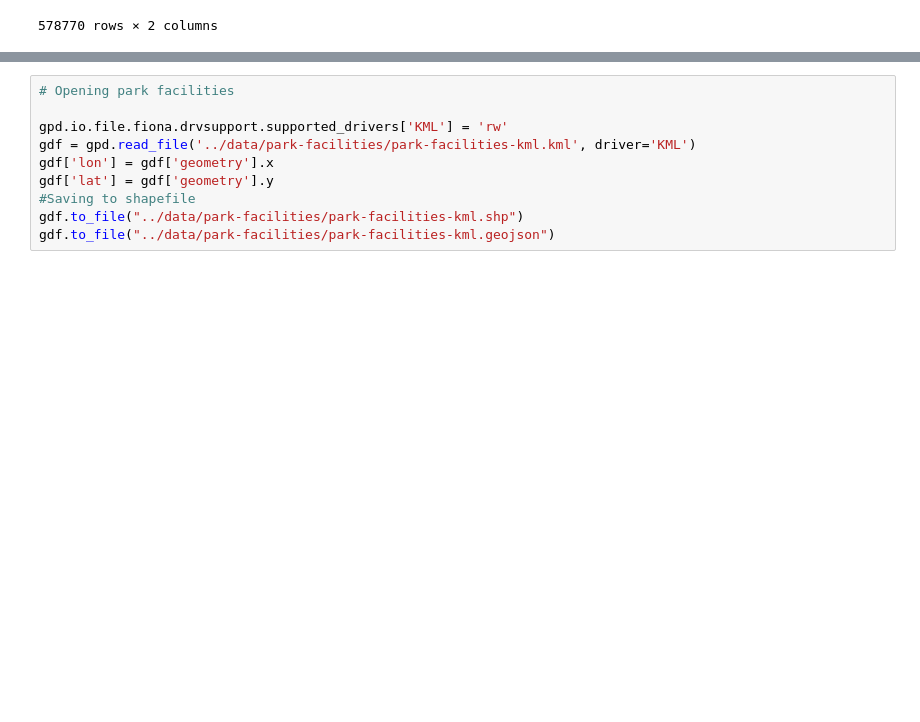
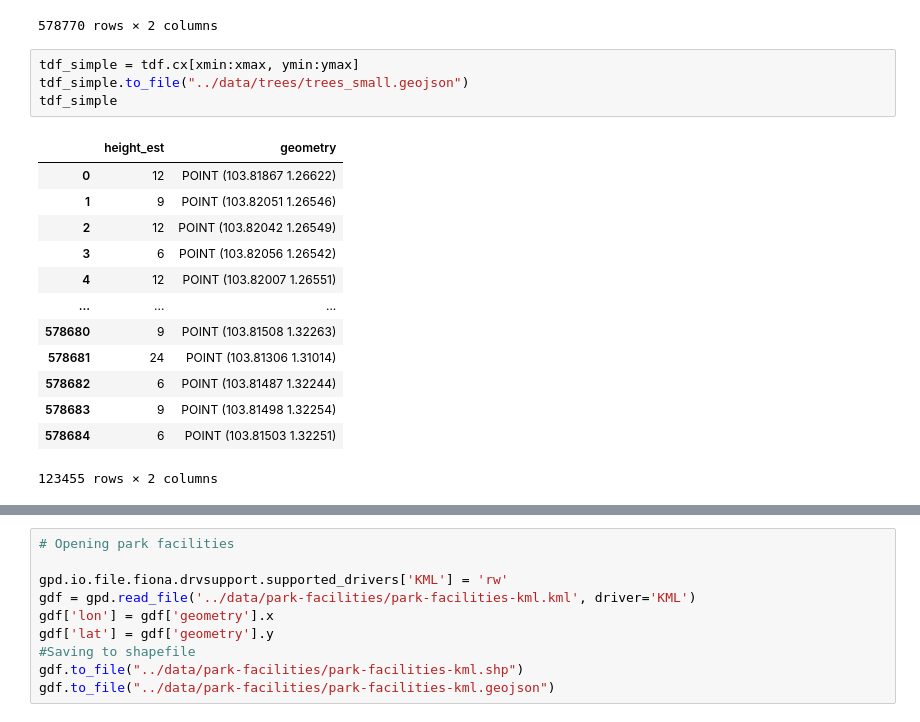
Before and after one commit to kelu124/SMARTCITIES-HACK-2021, a Jupyter notebook: src/OSMnx tests _ Part 2.ipynb, the cells around one changed output, grey strips where cells are left out. Drawn from its saved outputs; the diff is of its cells as text; blank space fills up the shorter version.

```diff
--- a/src/OSMnx tests _ Part 2.ipynb
+++ b/src/OSMnx tests _ Part 2.ipynb
@@ -51,3 +80,21 @@ tdf
 | 578768 | 0 | POINT (104.03015 1.35314) |
 | 578769 | 0 | POINT (104.03053 1.35329) |
 578770 rows × 2 columns
+# %%
+tdf_simple = tdf.cx[xmin:xmax, ymin:ymax]
+tdf_simple.to_file("../data/trees/trees_small.geojson")
+tdf_simple
+# %% [output]
+|  | height_est | geometry |
+| 0 | 12 | POINT (103.81867 1.26622) |
+| 1 | 9 | POINT (103.82051 1.26546) |
+| 2 | 12 | POINT (103.82042 1.26549) |
+| 3 | 6 | POINT (103.82056 1.26542) |
+| 4 | 12 | POINT (103.82007 1.26551) |
+| ... | ... | ... |
+| 578680 | 9 | POINT (103.81508 1.32263) |
+| 578681 | 24 | POINT (103.81306 1.31014) |
+| 578682 | 6 | POINT (103.81487 1.32244) |
+| 578683 | 9 | POINT (103.81498 1.32254) |
+| 578684 | 6 | POINT (103.81503 1.32251) |
+123455 rows × 2 columns
```
Also changed, not shown: parts of 8 cells of this notebook, 5 other files.
